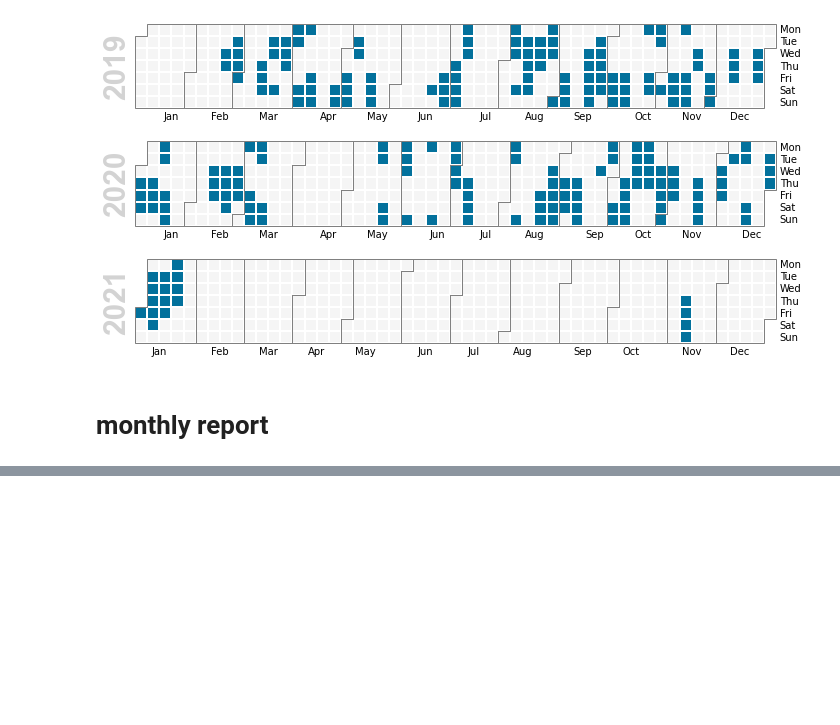
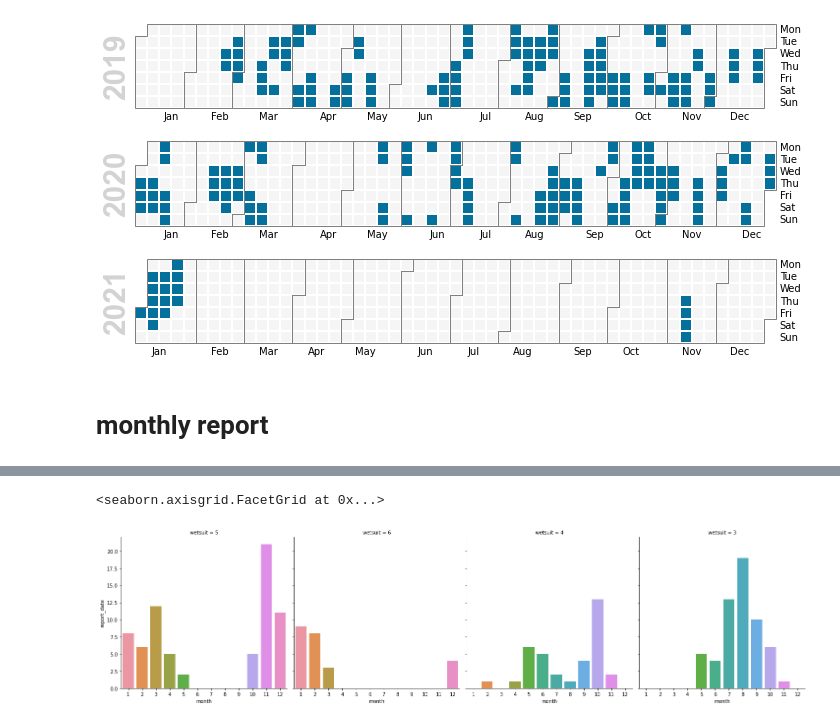
Before and after one commit to jinchao-chen/surf_report_analysis, a Jupyter notebook: data_visualization.ipynb, the cells around one changed output, grey strips where cells are left out. Cells and saved outputs as stored; diff of their text form; code cells hidden in the pictures; blank space fills up the shorter version.

Commit message:
include barplot for wetsuit

```diff
--- a/data_visualization.ipynb
+++ b/data_visualization.ipynb
@@ -8,9 +10,9 @@ import calplot
 # %%
 fln = 'surfweer_data_2021_01_26_clean.csv'
 # %%
-df = pd.read_csv(fln, index_col=0, parse_dates=['report_date','post_date'])
-df['week'] = df["report_date"].apply(lambda x:x.isocalendar()[1])
-df['weekday'] = df["report_date"].apply(lambda x:x.weekday())
+df = pd.read_csv(fln, index_col=0, parse_dates=['report_date', 'post_date'],dtype={'wetsuit':'str'})
+df['week'] = df["report_date"].apply(lambda x: x.isocalendar()[1])
+df['weekday'] = df["report_date"].apply(lambda x: x.weekday())
 # %%
 df_sub = df[df['year']==2019.0]
 # %% [markdown]
@@ -101,0 +76,19 @@ array([[0.5488135 , 0.71518937, 0.60276338, 0.54488318, 0.4236548 ,
+# %%
+def rename_wetsuit(wet_suit):
+    """
+    Rename wetsuit, use only the main panel thickenss (the first character in the string)
+    """
+    try:
+        return wet_suit[0]
+    except:
+        pass
+# %%
+df['wetsuit'] = df['wetsuit'].apply(rename_wetsuit)
+# %%
+df_monthly = df.groupby(['month','wetsuit'])['report_date'].count()
+df_monthly = df_monthly.reset_index()
+
+sns.catplot( x = 'month', y = 'report_date', col = 'wetsuit',data= df_monthly, kind='bar')
+# %% [output]
+<seaborn.axisgrid.FacetGrid at 0x...>
+[figure, added]
```
Also changed, not shown: parts of 12 cells of this notebook, 1 other file.
